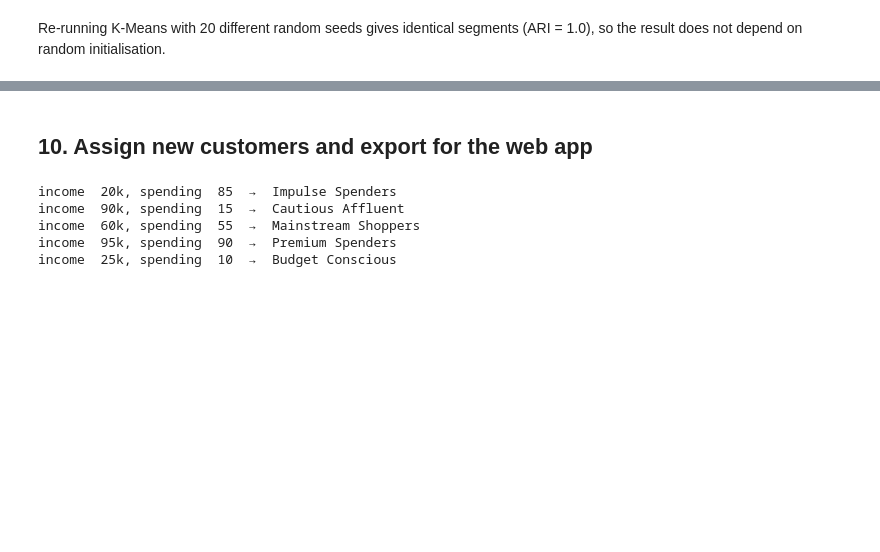
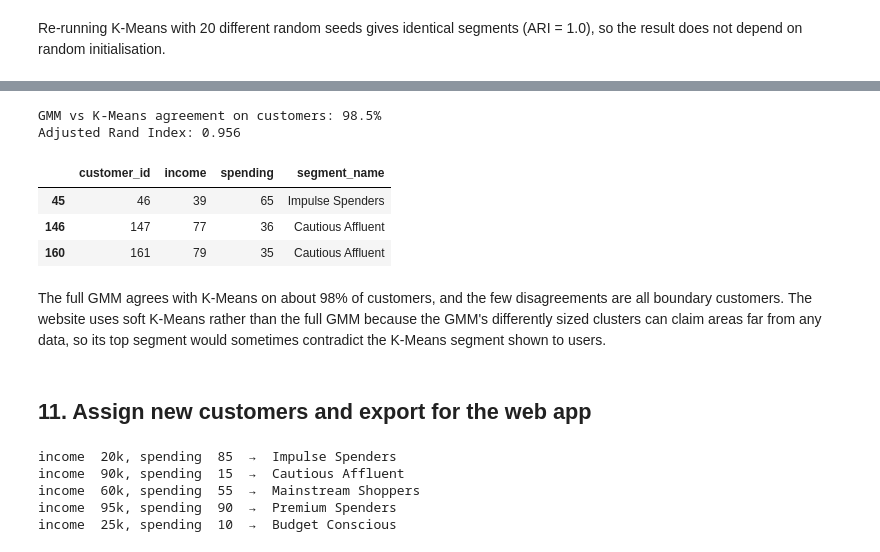
Before and after one commit to Tanishqtiwari1/Mall-Customer-Segments, a Jupyter notebook: notebooks/customer_segmentation.ipynb, the cells around one changed output, grey strips where cells are left out. Saved outputs shown, nothing was run; the diff lists cells and outputs as text; code cells hidden in the pictures; blank space fills up the shorter version.

```diff
--- a/notebooks/customer_segmentation.ipynb
+++ b/notebooks/customer_segmentation.ipynb
@@ -299,5 +356,23 @@ Re-running K-Means with 20 different random seeds gives identical segments (ARI
+# %%
+from sklearn.mixture import GaussianMixture
+
+gmm = GaussianMixture(n_components=5, covariance_type="full", means_init=kmeans.cluster_centers_,
+                      random_state=RANDOM_STATE).fit(X_scaled)
+gmm_labels = gmm.predict(X_scaled)
+print("GMM vs K-Means agreement on customers:", f"{(gmm_labels == kmeans.labels_).mean():.1%}")
+print("Adjusted Rand Index:", round(adjusted_rand_score(kmeans.labels_, gmm_labels), 3))
+df[gmm_labels != kmeans.labels_][["customer_id", "income", "spending", "segment_name"]]
+# %% [output]
+GMM vs K-Means agreement on customers: 98.5%
+Adjusted Rand Index: 0.956
+|  | customer_id | income | spending | segment_name |
+| 45 | 46 | 39 | 65 | Impulse Spenders |
+| 146 | 147 | 77 | 36 | Cautious Affluent |
+| 160 | 161 | 79 | 35 | Cautious Affluent |
+# %% [markdown]
+The full GMM agrees with K-Means on about 98% of customers, and the few disagreements are all boundary customers. The website uses soft K-Means rather than the full GMM because the GMM's differently sized clusters can claim areas far from any data, so its top segment would sometimes contradict the K-Means segment shown to users.
 # %% [markdown]
-## 10. Assign new customers and export for the web app
+## 11. Assign new customers and export for the web app
 # %%
 for income, spending in [(20, 85), (90, 15), (60, 55), (95, 90), (25, 10)]:
     c = seg.predict_segment(income, spending, scaler, kmeans)
```
Also changed, not shown: parts of 5 cells of this notebook, 9 other files.
